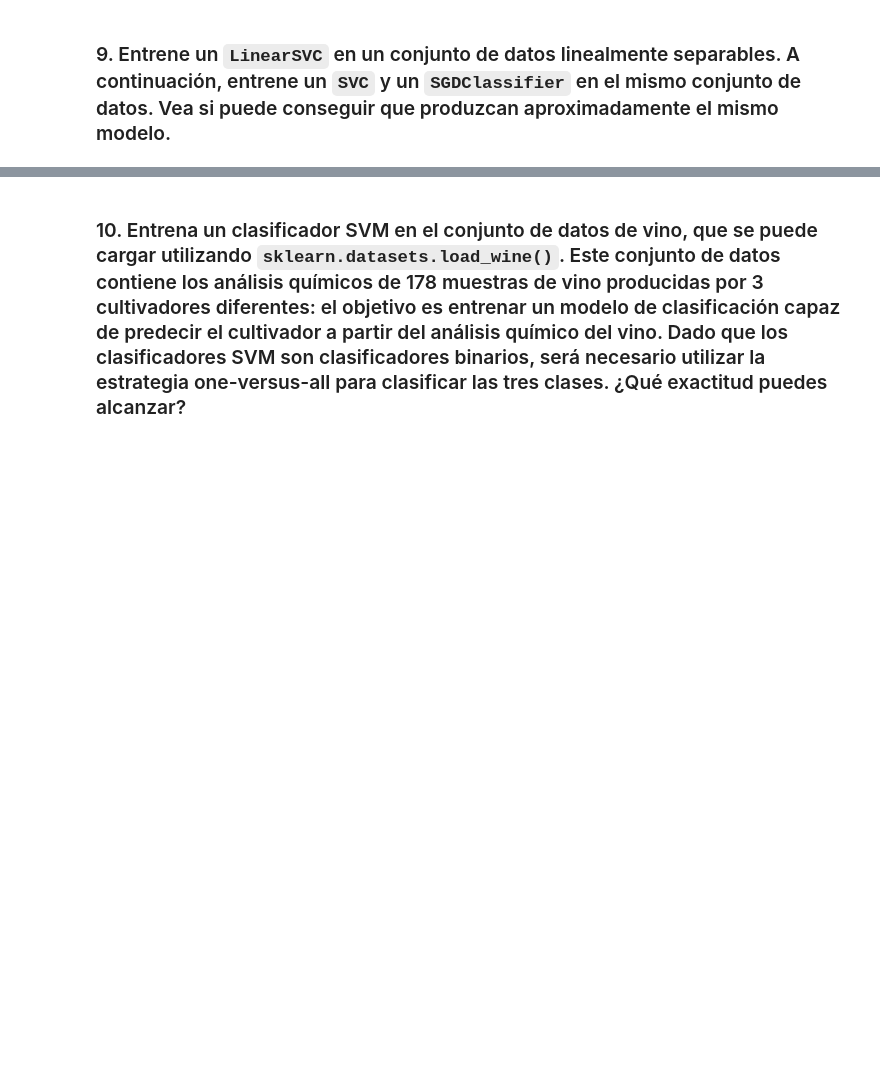
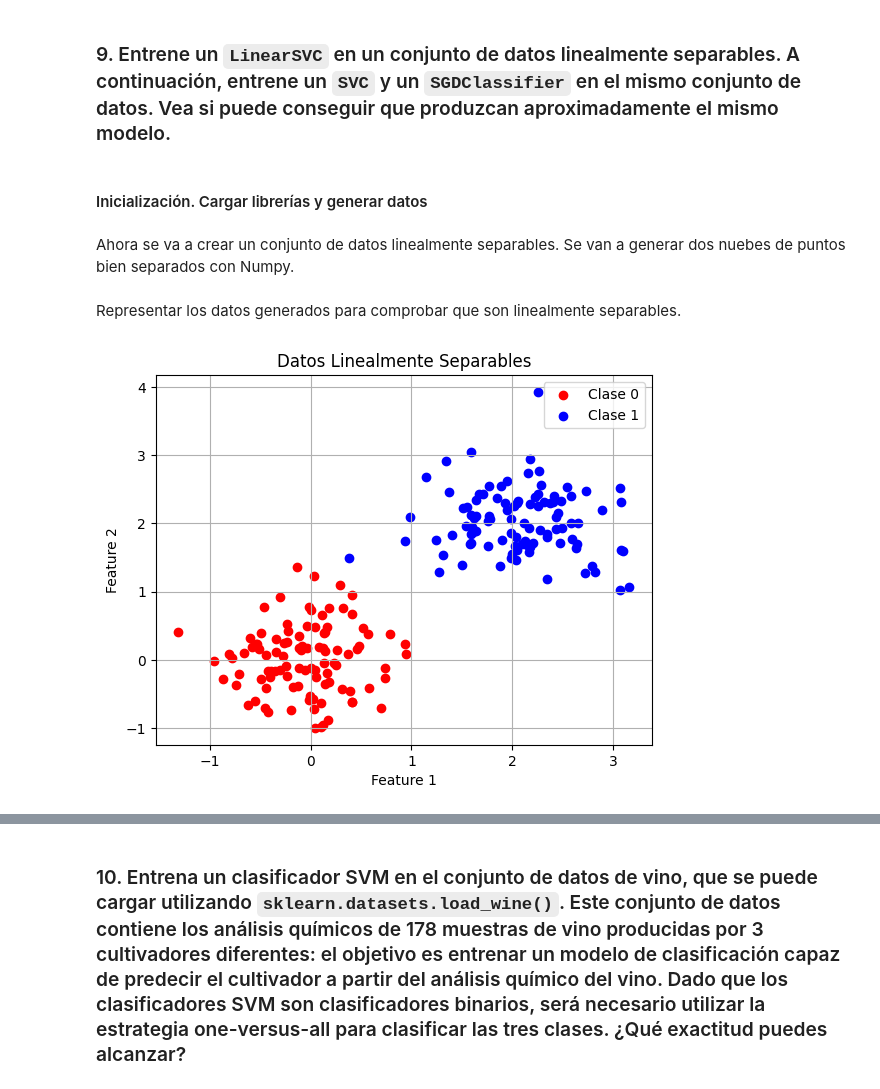
Before and after one commit to hugodidi/muria-machinelearning, a Jupyter notebook: SVM/notebooks/svm_exercises_diazdiazhugo.ipynb, the cells around one changed output, grey strips where cells are left out. Drawn from its saved outputs; the diff is of its cells as text; code cells hidden in the pictures; blank space fills up the shorter version.

```diff
--- a/SVM/notebooks/svm_exercises_diazdiazhugo.ipynb
+++ b/SVM/notebooks/svm_exercises_diazdiazhugo.ipynb
@@ -43,2 +45,4 @@ Sirve para manejar relaciones no lineales sin tener que añadir explícitamente
 # %% [markdown]
 ### 9. Entrene un `LinearSVC` en un conjunto de datos linealmente separables. A continuación, entrene un `SVC` y un `SGDClassifier` en el mismo conjunto de datos. Vea si puede conseguir que produzcan aproximadamente el mismo modelo.
+# %% [markdown]
+#### Inicialización. Cargar librerías y generar datos
@@ -44,0 +56,39 @@ Sirve para manejar relaciones no lineales sin tener que añadir explícitamente
+# %% [markdown]
+Ahora se va a crear un conjunto de datos linealmente separables. Se van a generar dos nuebes de puntos bien separados con Numpy.
+# %%
+# Semilla para reproducibilidad
+np.random.seed(42)
+
+# Número de muestras por clase
+n_samples_per_class = 100
+
+# Clase 0: alrededor de (0, 0)
+X0 = np.random.randn(n_samples_per_class, 2) * 0.5 + np.array([0, 0])
+y0 = np.zeros(n_samples_per_class, dtype=int)
+
+# Clase 1: alrededor de (2, 2)
+X1 = np.random.randn(n_samples_per_class, 2) * 0.5 + np.array([2, 2])
+y1 = np.ones(n_samples_per_class, dtype=int)
+
+# Unimos las dos clases
+X = np.vstack([X0, X1])
+y = np.concatenate([y0, y1])
+
+# División train/test para comprobar que generaliza
+X_train, X_test, y_train, y_test = train_test_split(
+    X, y, test_size=0.2, random_state=42, stratify=y
+)
+# %% [markdown]
+Representar los datos generados para comprobar que son linealmente separables.
+# %%
+# Representar los datos generados para comprobar que son linealmente separables.
+plt.scatter(X0[:, 0], X0[:, 1], color='red', label='Clase 0')
+plt.scatter(X1[:, 0], X1[:, 1], color='blue', label='Clase 1')
+plt.title('Datos Linealmente Separables')
+plt.xlabel('Feature 1')
+plt.ylabel('Feature 2')
+plt.legend()
+plt.grid()
+plt.show()
+# %% [output]
+[figure, added]
```
Also changed, not shown: parts of 44 cells of this notebook.
